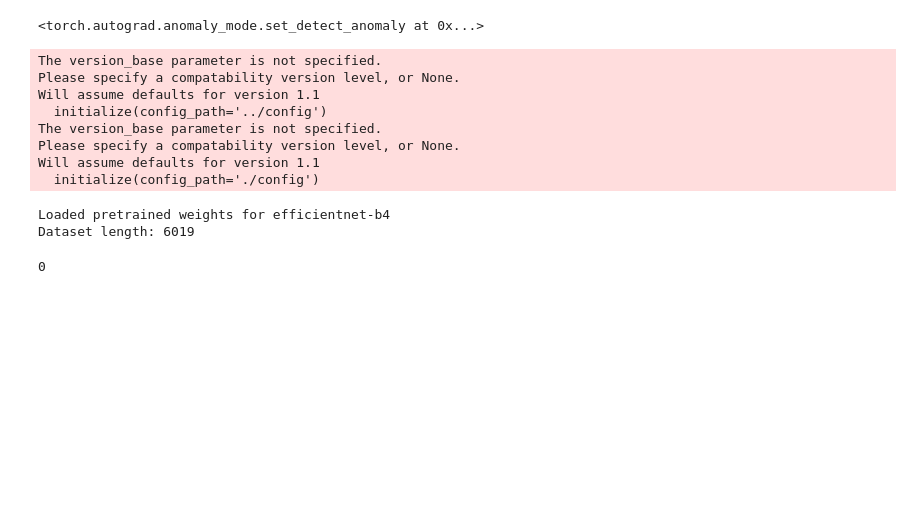
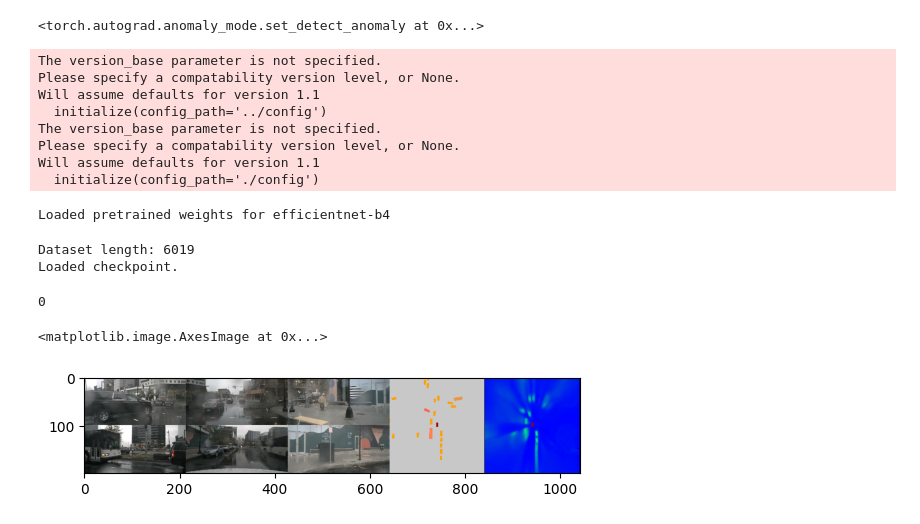
Before and after one commit to nargoo0328/cross_view_transformers, a Jupyter notebook: scripts/test_bug.ipynb, the cells around one changed output. Drawn from its saved outputs; the diff is of its cells as text; code cells hidden in the pictures; blank space fills up the shorter version.

```diff
--- a/scripts/test_bug.ipynb
+++ b/scripts/test_bug.ipynb
@@ -22,10 +23,10 @@ torch.autograd.set_detect_anomaly(True)
 # %%
 version = 'cvt_labels_nuscenes_v3'
 cfg1 = get_cfg(DATASET_DIR, version, 'SparseBEVSeg_Det_3') # cvt_nuscenes_multiclass Sparse
-device = torch.device('cuda:0') # cuda:5
-model_version = '2024_0901_030634'
+device = torch.device('cpu') # cuda:5
+model_version = '2024_0906_165154'
 CHECKPOINT_PATH = None
-# CHECKPOINT_PATH = '../logs/cross_view_transformers_test/' + model_version +'/checkpoints/last.ckpt'
+CHECKPOINT_PATH = '../logs/cross_view_transformers_test/' + model_version +'/checkpoints/last.ckpt'
 model, network, loader, viz, dataset = prepare_val(cfg1, device, CHECKPOINT_PATH, mode='val', batch_size=4)
 # %% [output]
 The version_base parameter is not specified.
@@ -37,7 +38,8 @@ Please specify a compatability version level, or None.
 Will assume defaults for version 1.1
   initialize(config_path='./config')
 Loaded pretrained weights for efficientnet-b4
-Dataset length: 6019
+Dataset length: 6019
+Loaded checkpoint.
 # %%
 network.to(device)
 model.to(device)
@@ -95,0 +100,13 @@ if CHECKPOINT_PATH is None:
+# %%
+batch = dataset.__getitem__(4004)
+for k, v in batch.items():
+    if isinstance(v, torch.Tensor):
+        batch[k] = v[None]
+with torch.no_grad():
+    pred = network(batch)
+# pred = None
+vis_result = viz(batch, pred)
+plt.imshow(vis_result[0])
+# %% [output]
+<matplotlib.image.AxesImage at 0x...>
+[figure, added]
```
Also changed, not shown: parts of 30 cells of this notebook, 9 other files.
